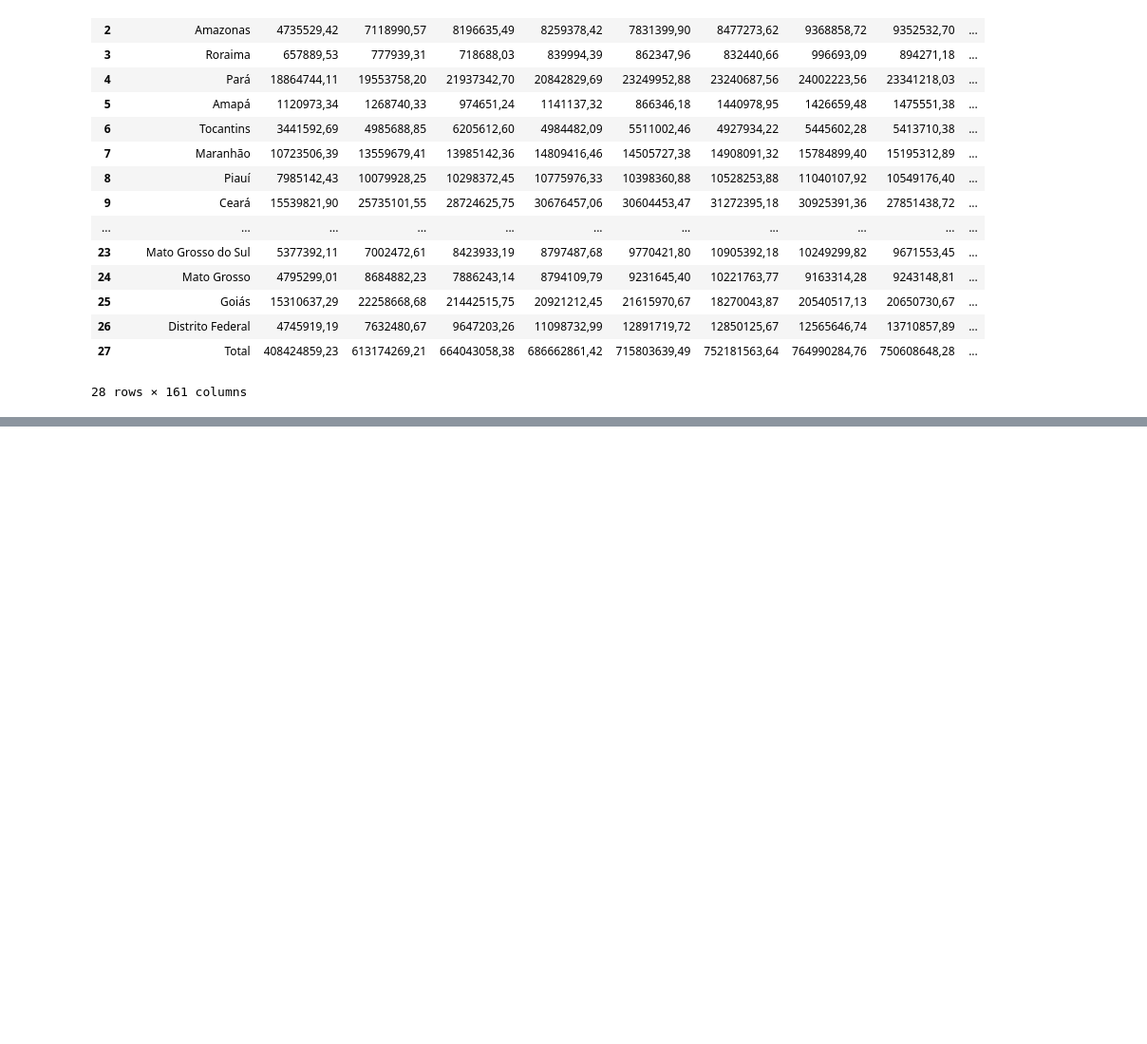
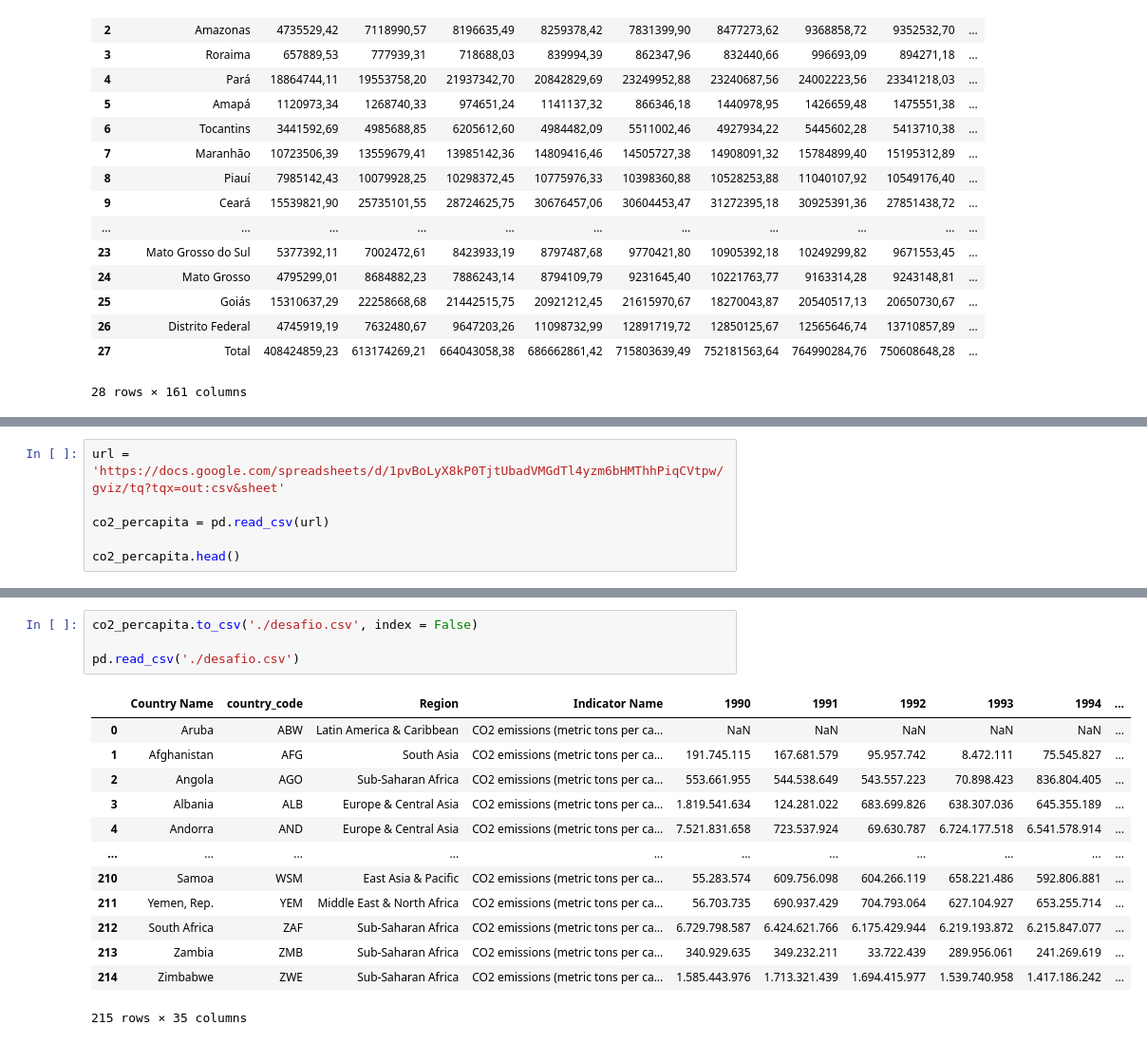
Before and after one commit to RPGraciotti/estudos_alura, a Jupyter notebook: formacao_data_science_2/modulo_2/pandas_2/pandas_io.ipynb, the cells around one changed output, grey strips where cells are left out. Shown at 95% size. Saved outputs shown, nothing was run; the diff lists cells and outputs as text; blank space fills up the shorter version.

```diff
--- a/formacao_data_science_2/modulo_2/pandas_2/pandas_io.ipynb
+++ b/formacao_data_science_2/modulo_2/pandas_2/pandas_io.ipynb
@@ -136,0 +256,6 @@ pd.read_csv('./dados_sus.txt', encoding = 'ISO-8859-1', skiprows = 3, skipfooter
+# %%
+url = 'https://docs.google.com/spreadsheets/d/1pvBoLyX8kP0TjtUbadVMGdTl4yzm6bHMThhPiqCVtpw/gviz/tq?tqx=out:csv&sheet'
+
+co2_percapita = pd.read_csv(url)
+
+co2_percapita.head()
@@ -136,0 +270,18 @@ pd.read_csv('./dados_sus.txt', encoding = 'ISO-8859-1', skiprows = 3, skipfooter
+# %%
+co2_percapita.to_csv('./desafio.csv', index = False)
+
+pd.read_csv('./desafio.csv')
+# %% [output]
+|  | Country Name | country_code | Region | Indicator Name | 1990 | 1991 | 1992 | 1993 | 1994 | ... |
+| 0 | Aruba | ABW | Latin America & Caribbean | CO2 emissions (metric tons per ca... | NaN | NaN | NaN | NaN | NaN | ... |
+| 1 | Afghanistan | AFG | South Asia | CO2 emissions (metric tons per ca... | 191.745.115 | 167.681.579 | 95.957.742 | 8.472.111 | 75.545.827 | ... |
+| 2 | Angola | AGO | Sub-Saharan Africa | CO2 emissions (metric tons per ca... | 553.661.955 | 544.538.649 | 543.557.223 | 70.898.423 | 836.804.405 | ... |
+| 3 | Albania | ALB | Europe & Central Asia | CO2 emissions (metric tons per ca... | 1.819.541.634 | 124.281.022 | 683.699.826 | 638.307.036 | 645.355.189 | ... |
+| 4 | Andorra | AND | Europe & Central Asia | CO2 emissions (metric tons per ca... | 7.521.831.658 | 723.537.924 | 69.630.787 | 6.724.177.518 | 6.541.578.914 | ... |
+| ... | ... | ... | ... | ... | ... | ... | ... | ... | ... | ... |
+| 210 | Samoa | WSM | East Asia & Pacific | CO2 emissions (metric tons per ca... | 55.283.574 | 609.756.098 | 604.266.119 | 658.221.486 | 592.806.881 | ... |
+| 211 | Yemen, Rep. | YEM | Middle East & North Africa | CO2 emissions (metric tons per ca... | 56.703.735 | 690.937.429 | 704.793.064 | 627.104.927 | 653.255.714 | ... |
+| 212 | South Africa | ZAF | Sub-Saharan Africa | CO2 emissions (metric tons per ca... | 6.729.798.587 | 6.424.621.766 | 6.175.429.944 | 6.219.193.872 | 6.215.847.077 | ... |
+| 213 | Zambia | ZMB | Sub-Saharan Africa | CO2 emissions (metric tons per ca... | 340.929.635 | 349.232.211 | 33.722.439 | 289.956.061 | 241.269.619 | ... |
+| 214 | Zimbabwe | ZWE | Sub-Saharan Africa | CO2 emissions (metric tons per ca... | 1.585.443.976 | 1.713.321.439 | 1.694.415.977 | 1.539.740.958 | 1.417.186.242 | ... |
+215 rows × 35 columns
```
Also changed, not shown: parts of 104 cells of this notebook, 12 other files.
